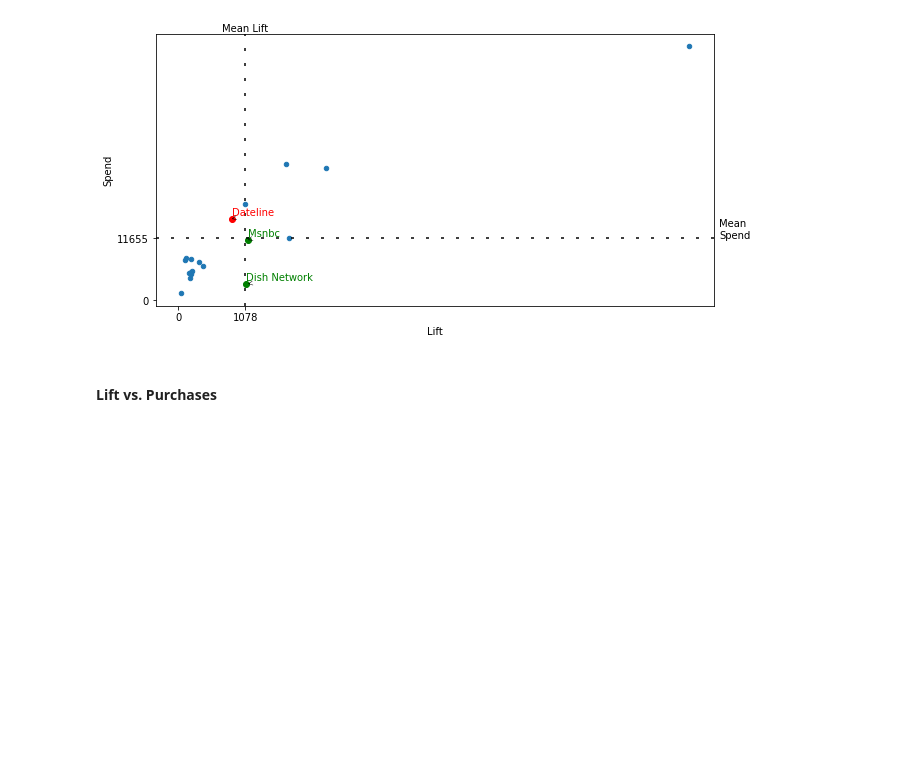
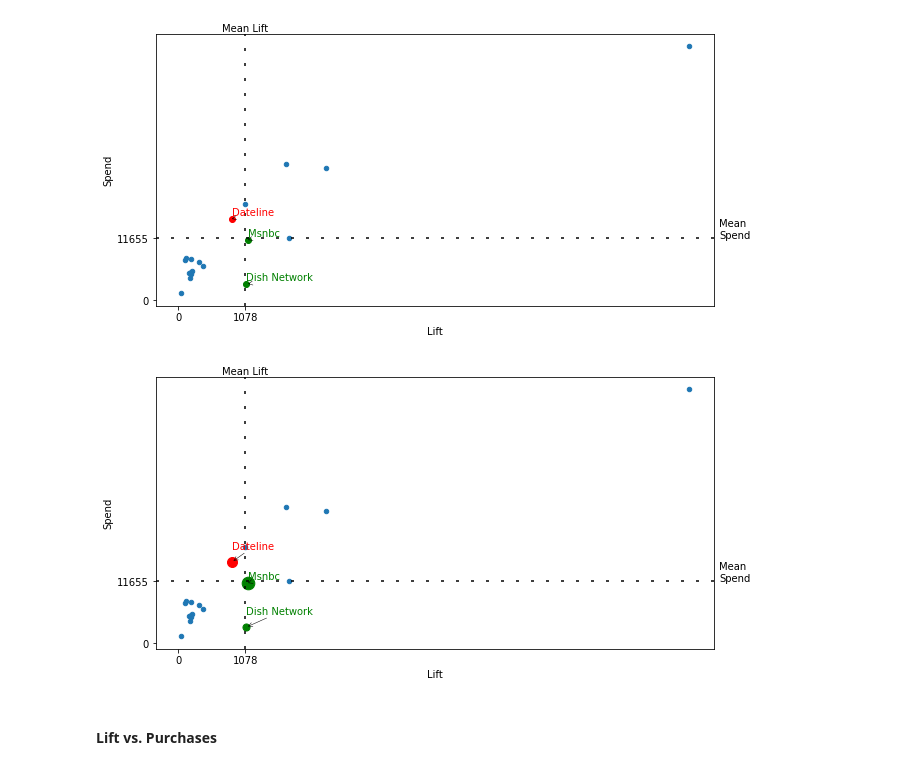
Before and after one commit to papir805/telepulse_ad_campaign_report, a Jupyter notebook: new_takehome_quiz_answers.ipynb, the cells around one changed output. Saved outputs shown, nothing was run; the diff lists cells and outputs as text; code cells hidden in the pictures; blank space fills up the shorter version.

```diff
--- a/new_takehome_quiz_answers.ipynb
+++ b/new_takehome_quiz_answers.ipynb
@@ -908,6 +1067,17 @@ make_scatter(report_for_client,
              color_2='green')
 # %% [output]
 [figure]
+# %%
+make_scatter2(report_for_client,
+             x_field='Lift',
+             y_field='Spend',
+             size_scale=scale,
+             x_units='',
+             y_units='$',
+             color_1='red',
+             color_2='green')
+# %% [output]
+[figure, added]
 # %% [markdown]
 #### Lift vs. Purchases
 # %%
```
Also changed, not shown: parts of 45 cells of this notebook, 5 other files.
